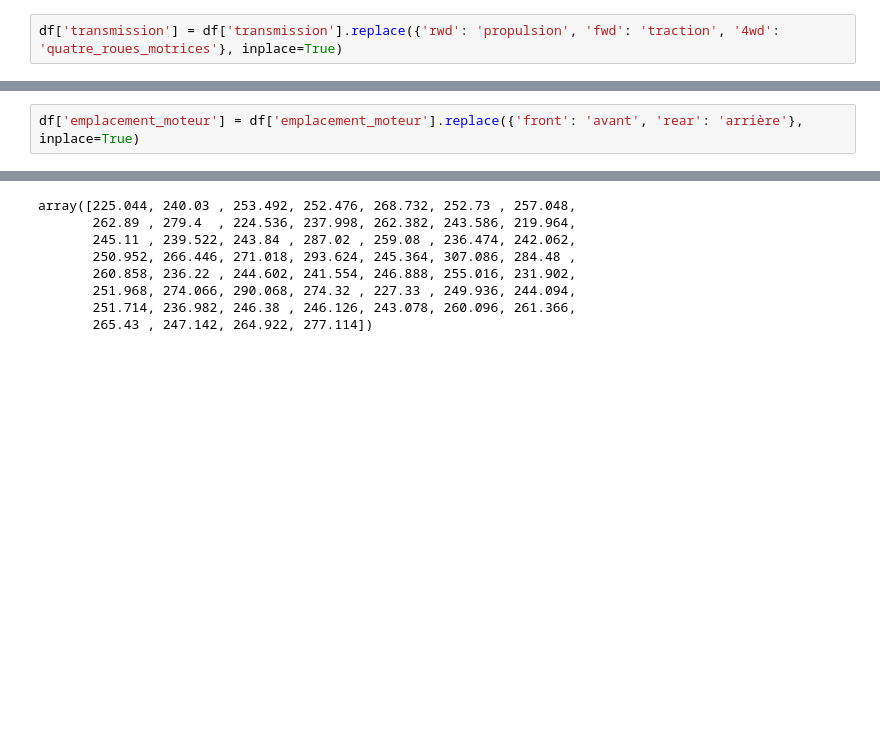
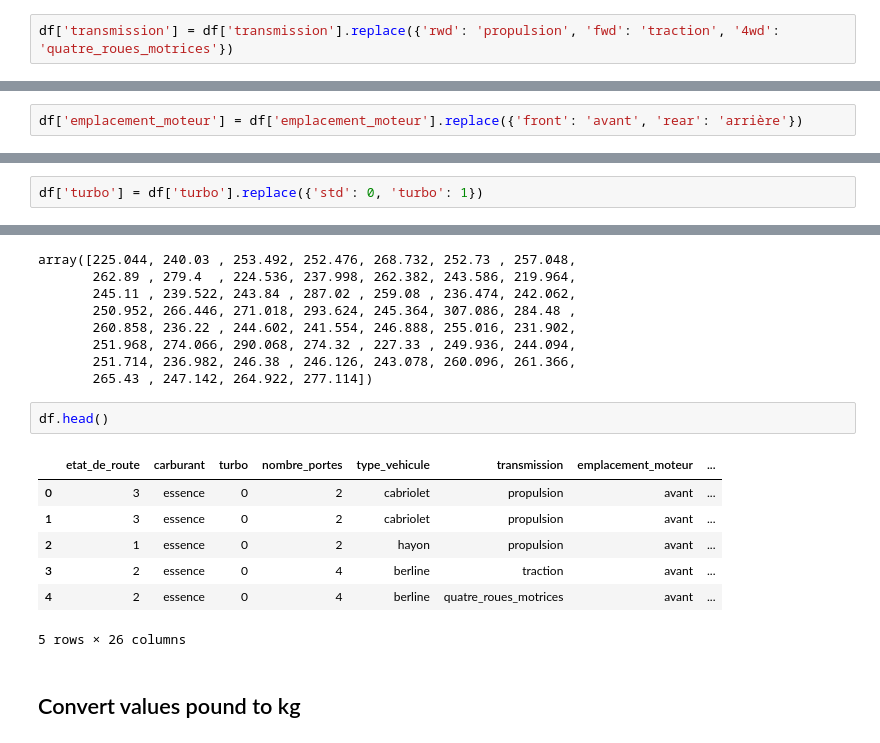
Before and after one commit to neevaiti/car_linear_regression, a Jupyter notebook: clean_data.ipynb, the cells around one changed output, grey strips where cells are left out. Saved outputs shown, nothing was run; the diff lists cells and outputs as text; blank space fills up the shorter version.

```diff
--- a/clean_data.ipynb
+++ b/clean_data.ipynb
@@ -108,7 +110,7 @@ df['transmission'].unique()
 # %% [output]
 array(['rwd', 'fwd', '4wd'], dtype=object)
 # %%
-df['transmission'] = df['transmission'].replace({'rwd': 'propulsion', 'fwd': 'traction', '4wd': 'quatre_roues_motrices'}, inplace=True)
+df['transmission'] = df['transmission'].replace({'rwd': 'propulsion', 'fwd': 'traction', '4wd': 'quatre_roues_motrices'})
 # %% [markdown]
 ## emplacement_moteur column - change values
 # %%
@@ -116,4 +118,4 @@ df['emplacement_moteur'].unique()
 # %% [output]
 array(['front', 'rear'], dtype=object)
 # %%
-df['emplacement_moteur'] = df['emplacement_moteur'].replace({'front': 'avant', 'rear': 'arrière'}, inplace=True)
+df['emplacement_moteur'] = df['emplacement_moteur'].replace({'front': 'avant', 'rear': 'arrière'})
@@ -120,3 +128,5 @@ df['emplacement_moteur'] = df['emplacement_moteur'].replace({'front': 'avant', '
+# %%
+df['turbo'] = df['turbo'].replace({'std': 0, 'turbo': 1})
 # %% [markdown]
 ## Convert values inches to centimeters
 # %%
@@ -209,3 +219,15 @@ array([225.044, 240.03 , 253.492, 252.476, 268.732, 252.73 , 257.048,
        251.968, 274.066, 290.068, 274.32 , 227.33 , 249.936, 244.094,
        251.714, 236.982, 246.38 , 246.126, 243.078, 260.096, 261.366,
        265.43 , 247.142, 264.922, 277.114])
+# %%
+df.head()
+# %% [output]
+|  | etat_de_route | carburant | turbo | nombre_portes | type_vehicule | transmission | emplacement_moteur | ... |
+| 0 | 3 | essence | 0 | 2 | cabriolet | propulsion | avant | ... |
+| 1 | 3 | essence | 0 | 2 | cabriolet | propulsion | avant | ... |
+| 2 | 1 | essence | 0 | 2 | hayon | propulsion | avant | ... |
+| 3 | 2 | essence | 0 | 4 | berline | traction | avant | ... |
+| 4 | 2 | essence | 0 | 4 | berline | quatre_roues_motrices | avant | ... |
+5 rows × 26 columns
+# %% [markdown]
+## Convert values pound to kg
```
Also changed, not shown: parts of 26 cells of this notebook.
